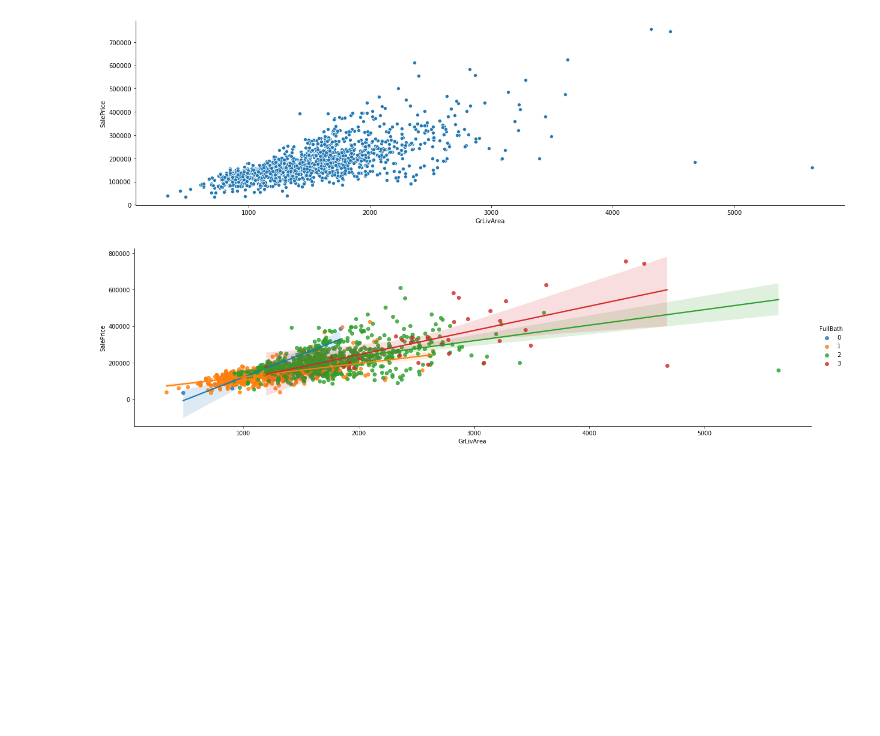
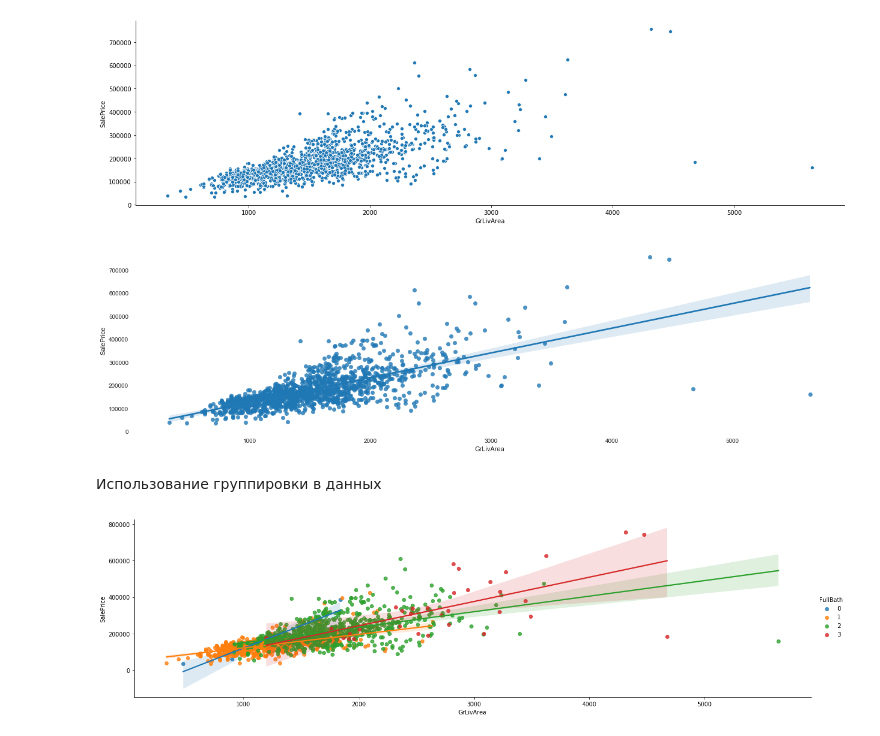
Before and after one commit to ekhrapachev/stud.data.processing, a Jupyter notebook: base.1.ipynb, the cells around one changed output. Saved outputs shown, nothing was run; the diff lists cells and outputs as text; code cells hidden in the pictures; blank space fills up the shorter version.

```diff
--- a/base.1.ipynb
+++ b/base.1.ipynb
@@ -134,6 +189,12 @@ ax = sns.catplot(data=data, x='OverallQual', aspect=3.5, kind='count')
 ax = sns.relplot(data=data, y='SalePrice', x='GrLivArea', kind='scatter', aspect=3.5)
 # %% [output]
 [figure]
+# %%
+ax = sns.lmplot(data=data, y='SalePrice', x='GrLivArea', aspect=3.5);
+# %% [output]
+[figure, added]
+# %% [markdown]
+Использование группировки в данных
 # %%
 ax = sns.lmplot(data=data, y='SalePrice', x='GrLivArea', hue='FullBath', aspect=3.5);
 # %% [output]
```
Also changed, not shown: parts of 24 cells of this notebook.
